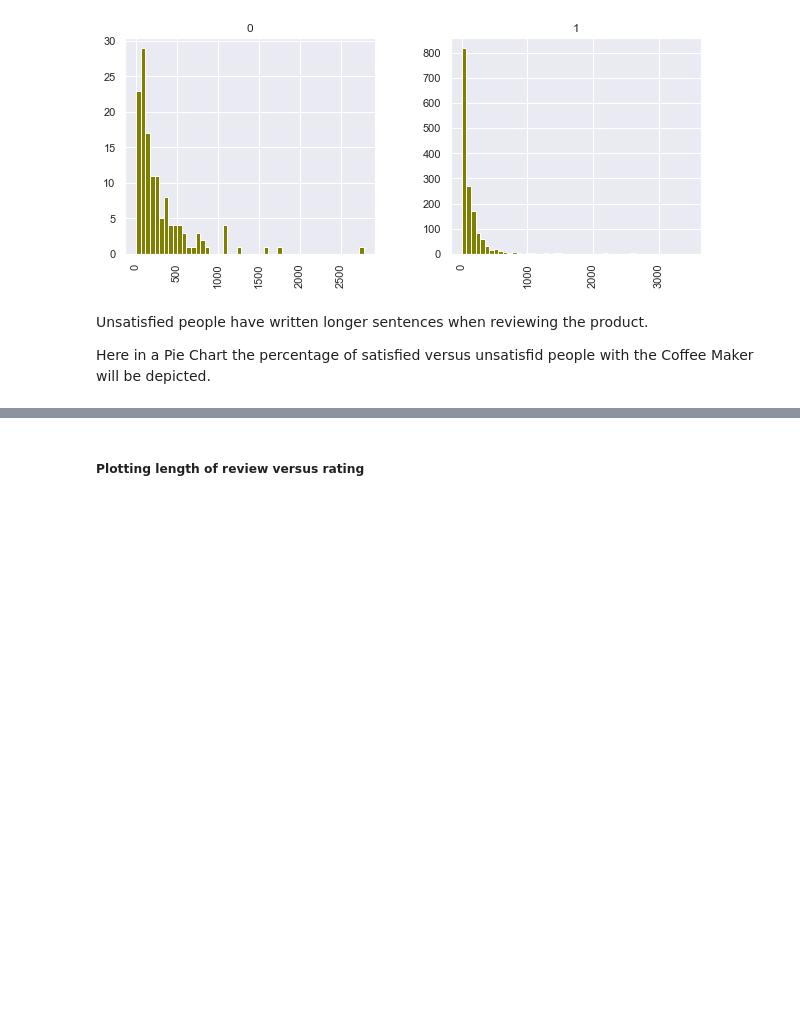
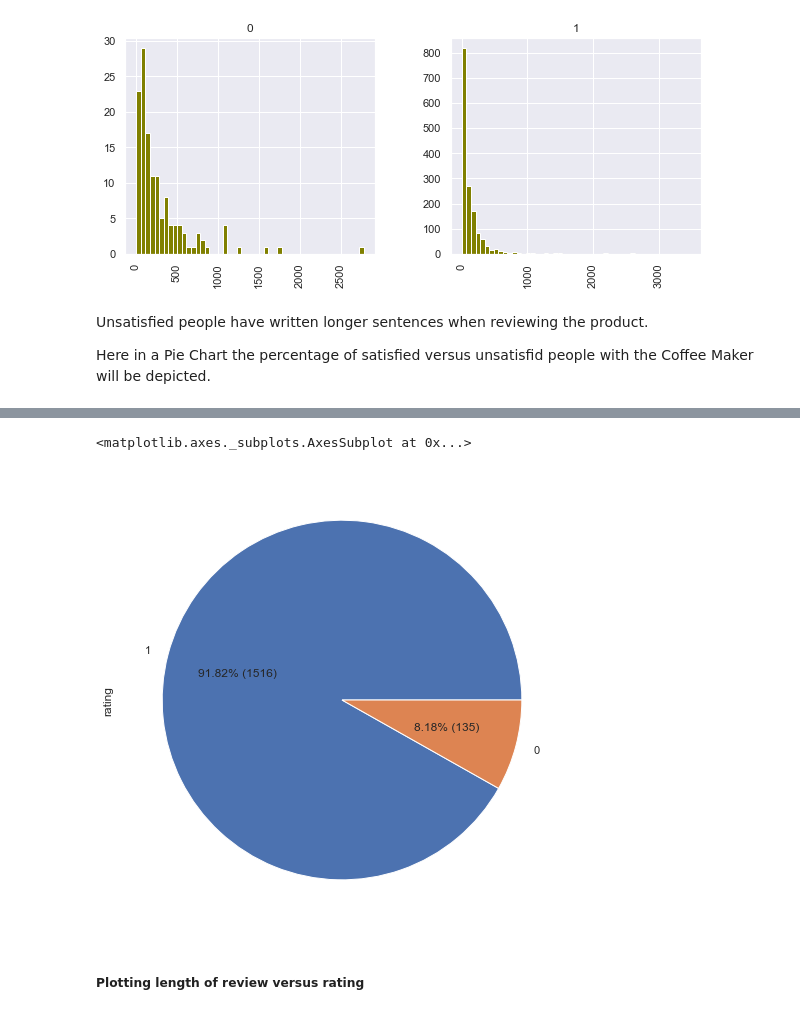
Before and after one commit to kavehamini/Amazon-Review-Analysis-JBL-Charge-4-Speaker-Sentiment-Analysis-NLP, a Jupyter notebook: Sentiment Analysis of Amazon reviews for JBL Speaker.ipynb, the cells around one changed output, grey strips where cells are left out. Drawn from its saved outputs; the diff is of its cells as text; code cells hidden in the pictures; blank space fills up the shorter version.

```diff
--- a/Sentiment Analysis of Amazon reviews for JBL Speaker.ipynb
+++ b/Sentiment Analysis of Amazon reviews for JBL Speaker.ipynb
@@ -227,6 +227,13 @@ fig.update_traces(hoverinfo='label+percent+value', textinfo='value', textfont_si
 py.iplot(fig)
 # %% [output]
 [interactive output not drawn]
+# %%
+#Plotting the distribution of ratings of speaker in the dataset using matplotlip
+total = df['rating'].value_counts().sum()
+df['rating'].value_counts().plot(kind='pie', autopct=lambda p:'{:.2f}% ({:.0f})'.format(p,p * total / 100))
+# %% [output]
+<matplotlib.axes._subplots.AxesSubplot at 0x...>
+[figure, added]
 # %% [markdown]
 ##### Plotting length of review versus rating
 # %%
```
Also changed, not shown: parts of 7 cells of this notebook.
